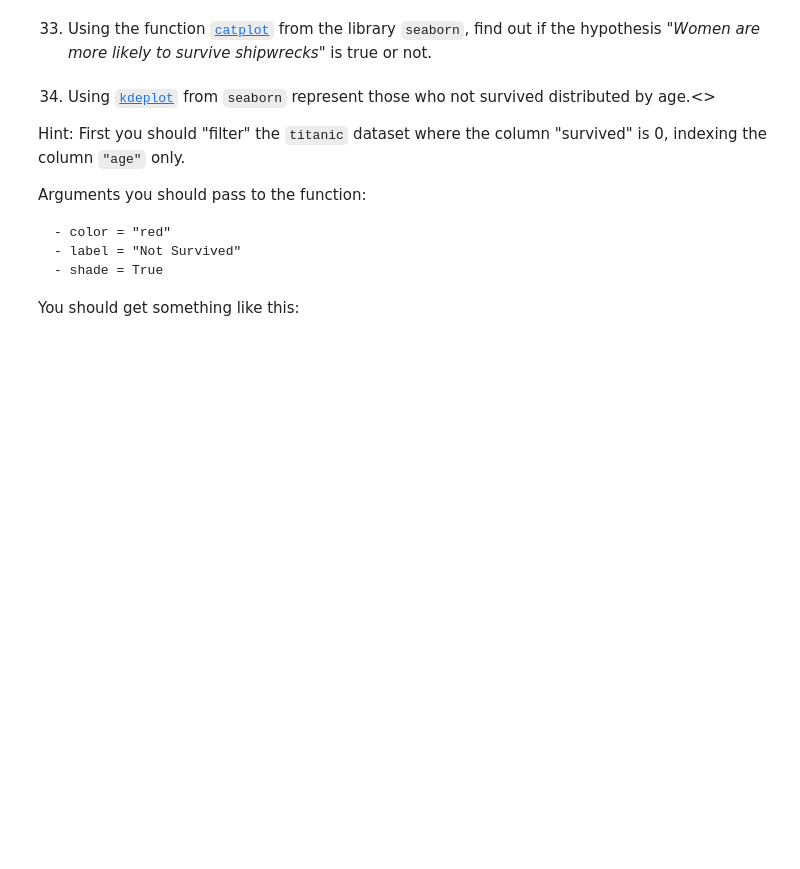
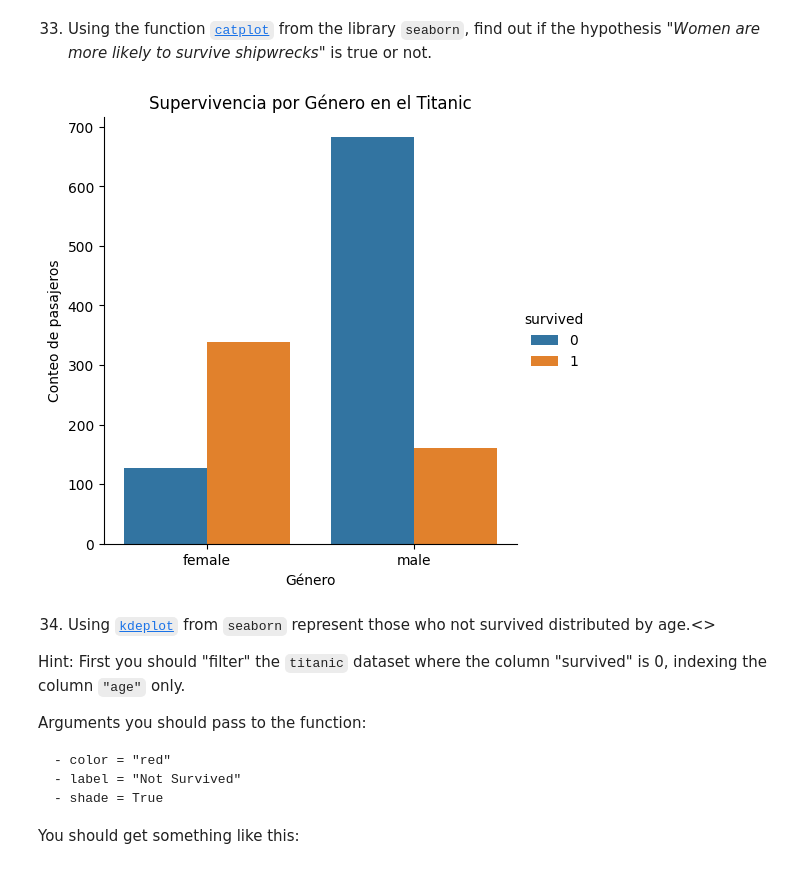
Before and after one commit to NaiSaratxaga/2503_dsft_thebridge_naiara, a Jupyter notebook: 2-Data_Analysis/2-Pandas/Practica/7-Titanic/Titanic-exercise.ipynb, the cells around one changed output. Cells and saved outputs as stored; diff of their text form; code cells hidden in the pictures; blank space fills up the shorter version.

```diff
--- a/2-Data_Analysis/2-Pandas/Practica/7-Titanic/Titanic-exercise.ipynb
+++ b/2-Data_Analysis/2-Pandas/Practica/7-Titanic/Titanic-exercise.ipynb
@@ -543,5 +690,23 @@ Remember you have never used `seaborn` before, therefore you should install it b
 # %% [markdown]
 33. Using the function [`catplot`](https://seaborn.pydata.org/generated/seaborn.catplot.html) from the library `seaborn`, find out if the hypothesis _"Women are more likely to survive shipwrecks"_ is true or not.
+# %%
+# La función 'catplot' nos permite realizar gráficos de categorías y visualizarlos en función de otra variable, en este caso, el género y la supervivencia.
+# 'hue' nos permite diferenciar entre mujeres y hombres, mientras que 'kind="count"' cuenta las ocurrencias
+sns.catplot(data=titanic, x='gender', hue='survived', kind='count')
+
+# Añadimos una etiqueta al eje x que indica 'Género'
+plt.xlabel('Género')
+
+# Añadimos una etiqueta al eje y que indica 'Conteo de pasajeros'
+plt.ylabel('Conteo de pasajeros')
+
+# Ponemos un título al gráfico para indicar lo que estamos analizando
+plt.title('Supervivencia por Género en el Titanic')
+
+# Mostramos el gráfico
+plt.show()
+# %% [output]
+[figure, added]
 # %% [markdown]
 34. Using [`kdeplot`]("https://seaborn.pydata.org/generated/seaborn.kdeplot.html") from `seaborn` represent those who not survived distributed by age.<>
 
```
Also changed, not shown: parts of 25 cells of this notebook.
